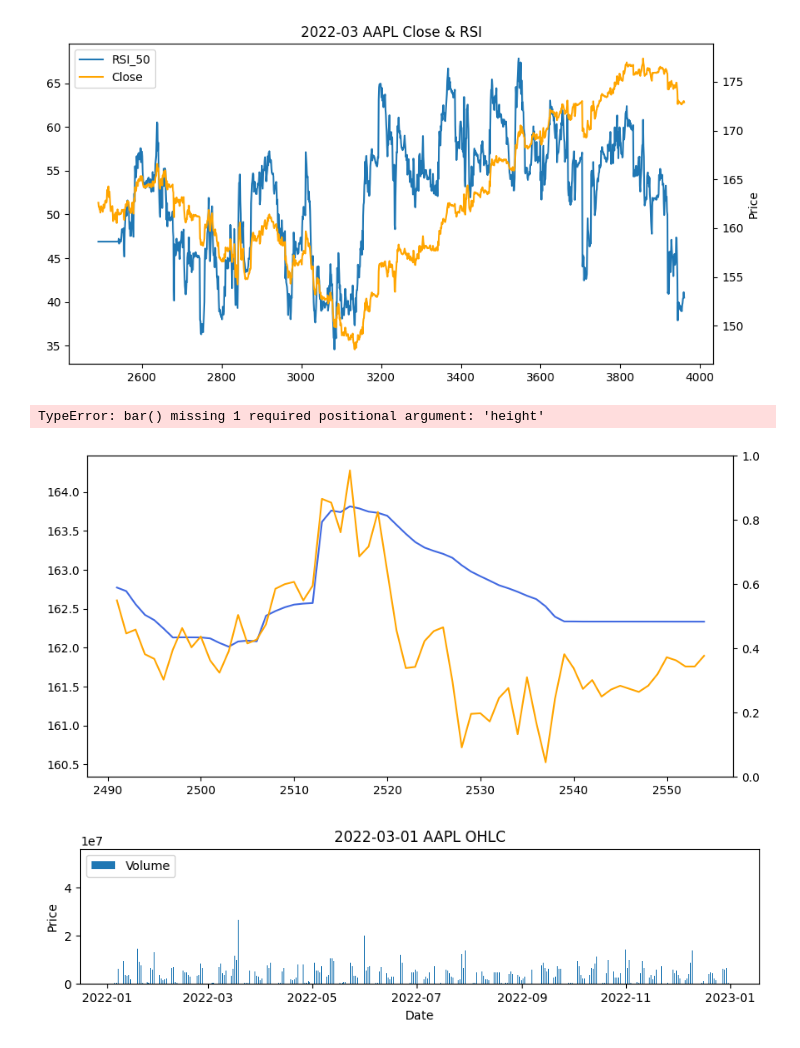
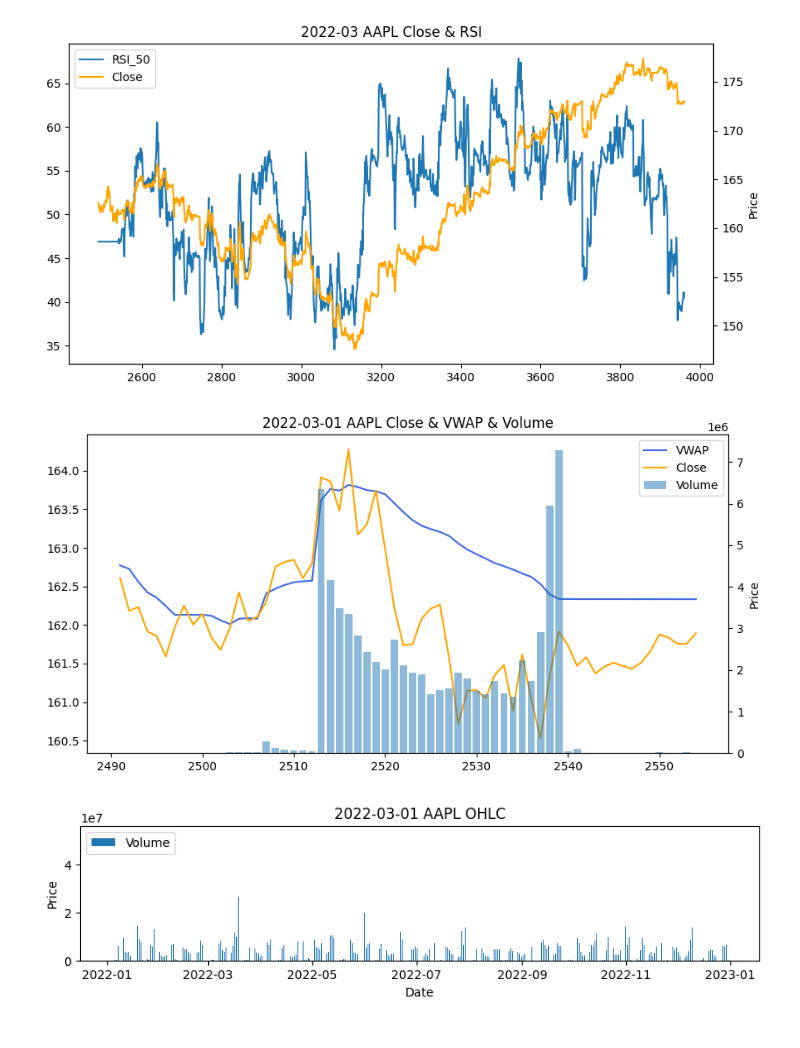
Before and after one commit to clo3olb/trader_ai, a Jupyter notebook: predictor/analysis/dataset.ipynb, the cells around one changed output. Saved outputs shown, nothing was run; the diff lists cells and outputs as text; code cells hidden in the pictures.

```diff
--- a/predictor/analysis/dataset.ipynb
+++ b/predictor/analysis/dataset.ipynb
@@ -109,29 +109,28 @@ plt.show()
 # %%
 fig = plt.figure(figsize=(10, 5))
 
 plot_data = day_data
 title_date = '2022-03-01' if plot_data is day_data else '2022-03'
 
 # Plot OHLC
 plt.plot(plot_data['VWAP'], label='VWAP', color='royalblue')
 plt.plot(plot_data['Close'], label='Close', color='orange')
 
 ax2 = plt.twinx()
-ax2.bar(np.linspace(0, len(plot_data), len(plot_data)), plot_data['Volume'], label='Volume')
+ax2.bar(plot_data.index, plot_data['Volume'], label='Volume', alpha=0.5)
 
 plt.title(title_date + ' AAPL Close & VWAP & Volume')
 plt.xlabel('Date')
 plt.ylabel('Price')
 
 # Set legends for both plots
 lines, labels = fig.axes[0].get_legend_handles_labels()
 lines2, labels2 = ax2.get_legend_handles_labels()
 plt.legend(lines + lines2, labels + labels2)
 
 plt.show()
 # %% [output]
-TypeError: bar() missing 1 required positional argument: 'height'
-[figure, old version]
+[figure, new version]
 # %%
 plt.figure(figsize=(10, 2))
 plt.bar(data['Timestamp'], data['Volume'], label='Volume', width=0.1)
```
Also changed, not shown: 2 other files.
